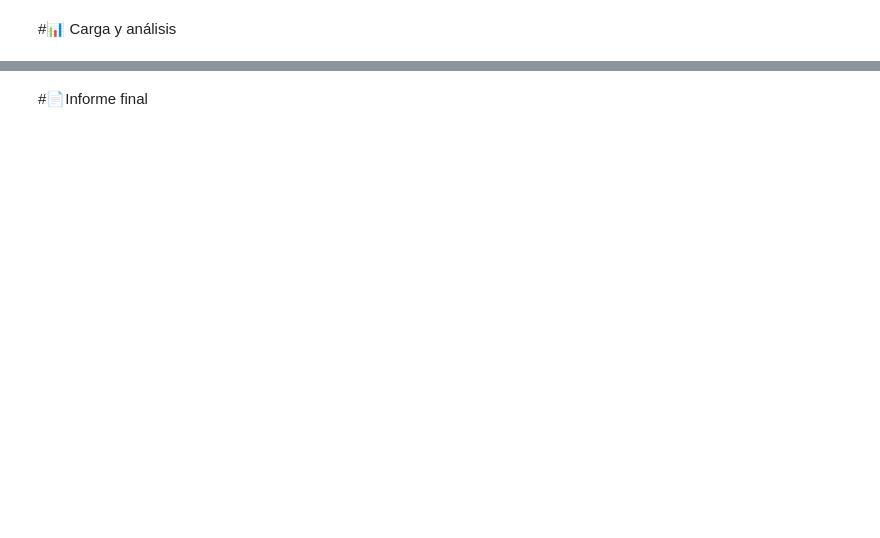
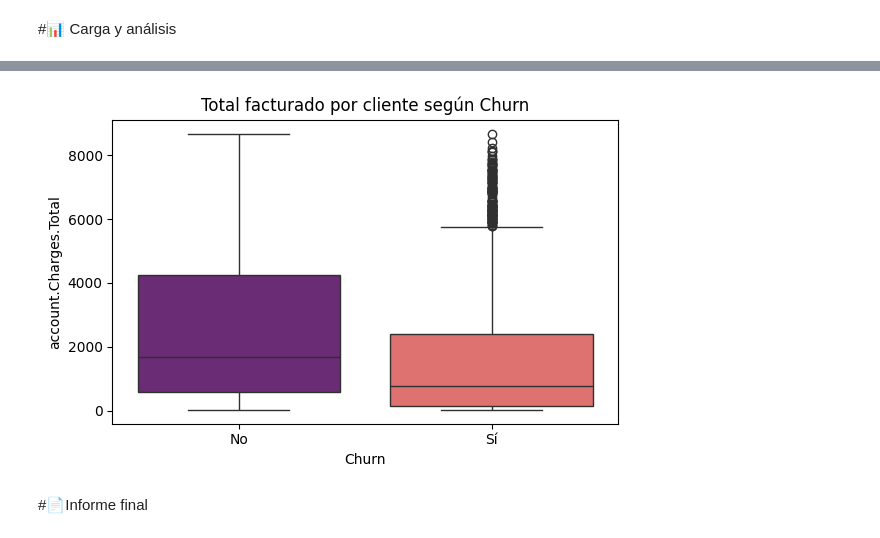
Before and after one commit to sebastian172gm/Challenge-One, a Jupyter notebook: challenge-telecomX_Latam/TelecomX_LATAM.ipynb, the cells around one changed output, grey strips where cells are left out. Saved outputs shown, nothing was run; the diff lists cells and outputs as text; code cells hidden in the pictures; blank space fills up the shorter version.

```diff
--- a/challenge-telecomX_Latam/TelecomX_LATAM.ipynb
+++ b/challenge-telecomX_Latam/TelecomX_LATAM.ipynb
@@ -115,2 +177,12 @@ print(summary.to_markdown(index=False))
+# %%
+# 4. Total acumulado vs churn
+plt.figure(figsize=(6,4))
+sns.boxplot(x='Churn', y='account.Charges.Total', data=df1, palette='magma')
+plt.title("Total facturado por cliente según Churn")
+plt.xticks([0, 1], ['No', 'Sí'])
+plt.tight_layout()
+plt.show()
+# %% [output]
+[figure, added]
 # %% [markdown]
 #📄Informe final
```
Also changed, not shown: parts of 11 cells of this notebook, 1 other file.
